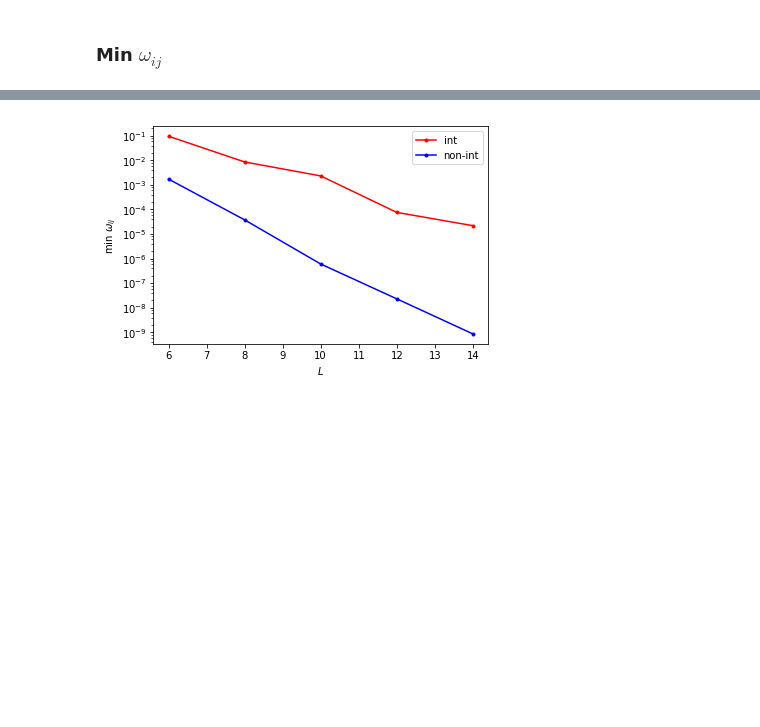
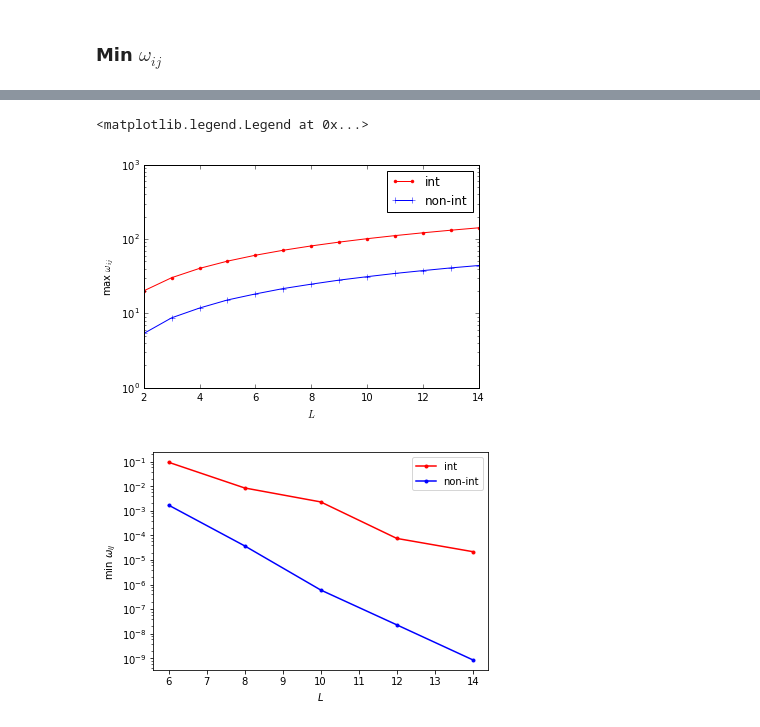
Before and after one commit to alexandreday/counterdiabatic-driving, a Jupyter notebook: zero_denom/jupyter_codes/v2_mu_scaling.ipynb, the cells around one changed output, grey strips where cells are left out. Drawn from its saved outputs; the diff is of its cells as text; code cells hidden in the pictures; blank space fills up the shorter version.

```diff
--- a/zero_denom/jupyter_codes/v2_mu_scaling.ipynb
+++ b/zero_denom/jupyter_codes/v2_mu_scaling.ipynb
@@ -419,3 +432,13 @@ plt.loglog(w1,z1/2**10, 'k+-', label='non-int, L=10')
+# %%
+plt.semilogy(x1,z1, 'r.-', label='int')
+plt.semilogy(x2,z2, 'b+-', label='non-int')
+plt.ylabel(r"max $\omega_{ij}$")
+plt.xlabel(r"$L$")
+plt.legend(loc='best')
+#plt.savefig('max_wij.eps')
+# %% [output]
+<matplotlib.legend.Legend at 0x...>
+[figure, added]
 # %%
 L_arr=[6,8,10,12,14]
 wij_min_int=[9.53783318914105393560e-02,8.58094094015271480203e-03,2.31945041170633636796e-03,7.58371697617832296601e-05,2.18897788126781733808e-05 ]
```
Also changed, not shown: parts of 2 cells of this notebook, 4 other files.
